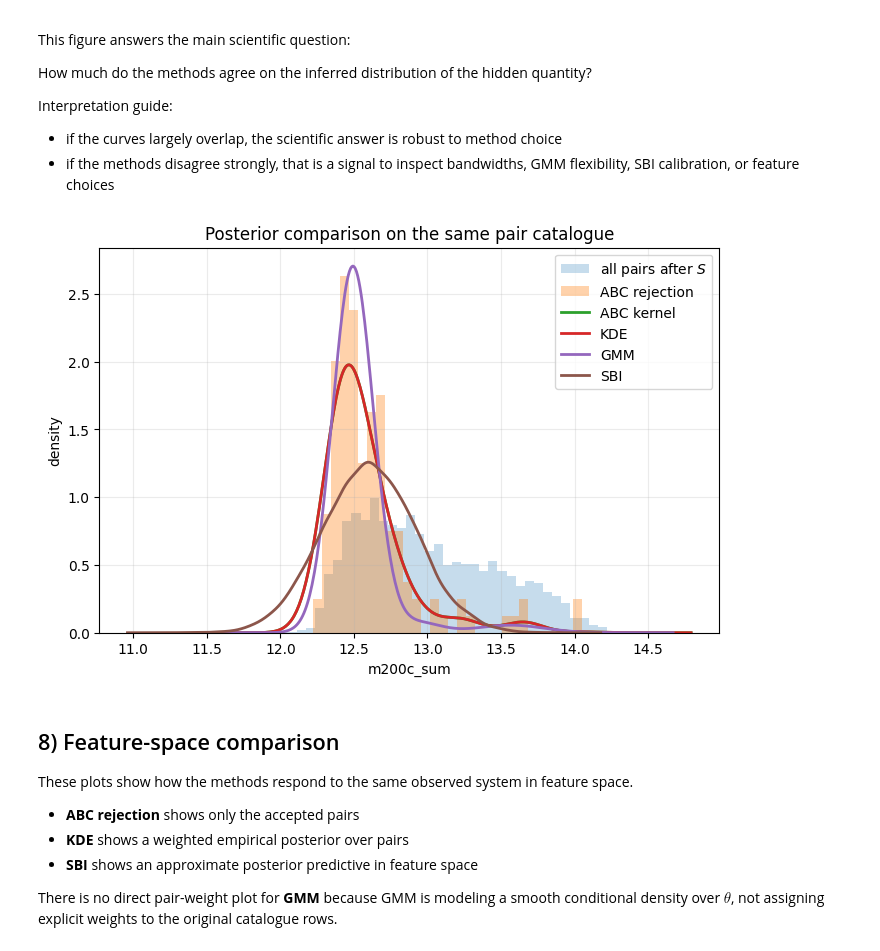
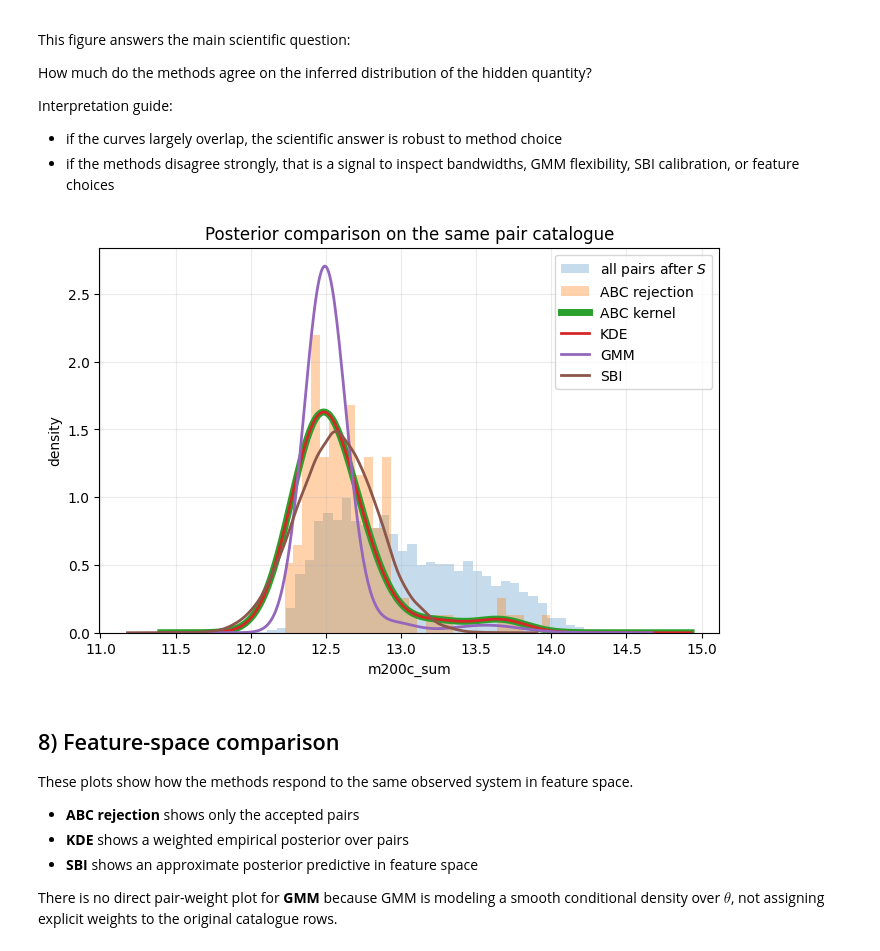
Before and after one commit to topesonen/dsp-cosmology, a Jupyter notebook: notebooks/run_simulations.ipynb, the cells around one changed output. Cells and saved outputs as stored; diff of their text form; code cells hidden in the pictures.

```diff
--- a/notebooks/run_simulations.ipynb
+++ b/notebooks/run_simulations.ipynb
@@ -129,8 +129,8 @@ Practical note:
 
 FEATURE_INFO = {
     "r_kpc": {
-        "obs": 770.0,
-        "sigma": 50.0,
+        "obs": 770.0, # 760 , 780
+        "sigma": 15.0, # 5, 2?
         "label": "Pair separation $r$ [kpc]",
         "description": "Current MW-M31 separation proxy.",
     },
@@ -719,35 +723,35 @@ ax.hist(theta, bins=40, density=True, alpha=0.25, label="all pairs after $S$")
 # ABC rejection
 if abc_result["theta_accepted"].size > 0:
     ax.hist(
         abc_result["theta_accepted"],
         bins=30,
         density=True,
         alpha=0.35,
         label="ABC rejection",
     )
 
 # ABC kernel as a smooth line
 grid_abc_kernel, dens_abc_kernel = weighted_gaussian_kde_1d(theta, weights=abc_result["weights"])
-ax.plot(grid_abc_kernel, dens_abc_kernel, linewidth=2, label="ABC kernel")
+ax.plot(grid_abc_kernel, dens_abc_kernel, linewidth=5, label="ABC kernel")
 
 # KDE
 ax.plot(kde_result["theta_grid"], kde_result["theta_density"], linewidth=2, label="KDE")
 
 # GMM
 ax.plot(gmm_result["theta_grid"], gmm_result["theta_density"], linewidth=2, label="GMM")
 
 # SBI as a smooth line for readability
 grid_sbi, dens_sbi = weighted_gaussian_kde_1d(sbi_result["samples"])
 ax.plot(grid_sbi, dens_sbi, linewidth=2, label="SBI")
 
 ax.set_xlabel(target_name)
 ax.set_ylabel("density")
 ax.set_title("Posterior comparison on the same pair catalogue")
 ax.grid(alpha=0.25)
 ax.legend()
 plt.show()
 # %% [output]
-[figure, old version]
+[figure, new version]
 # %% [markdown]
 ## 8) Feature-space comparison
 
```
Also changed, not shown: parts of 6 cells of this notebook, 2 other files.
